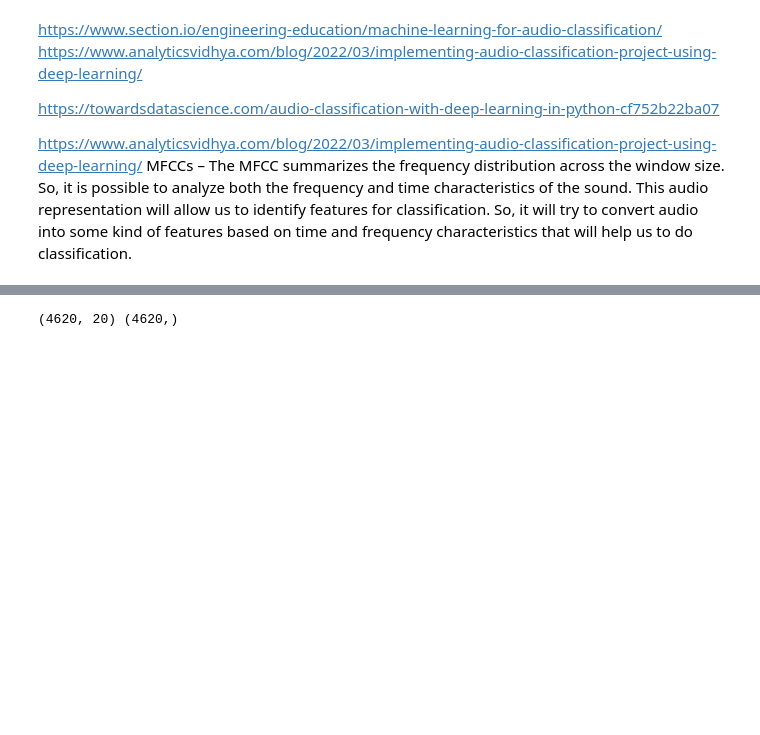
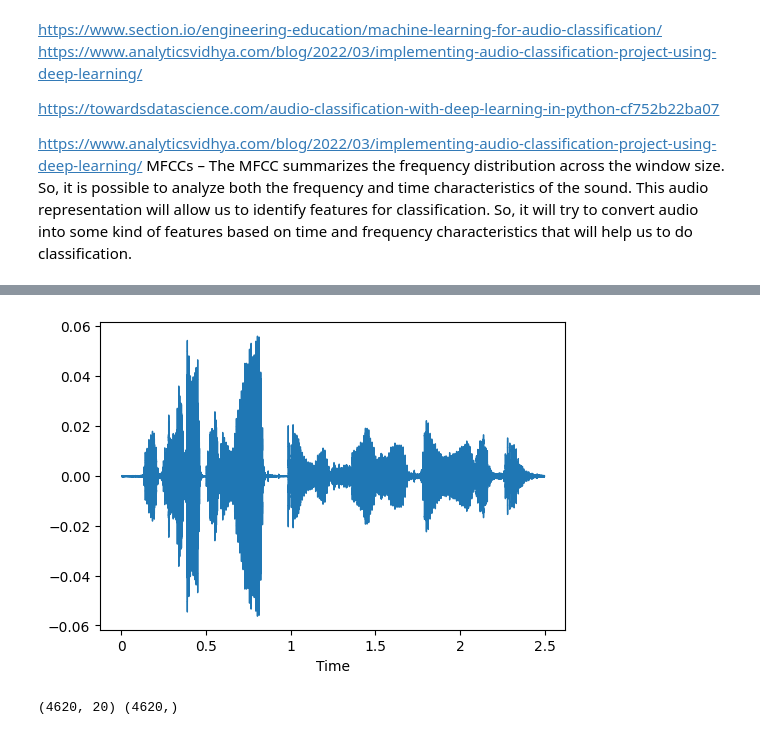
Before and after one commit to henryhyunwookim/Voice-Cloning-and-Fake-Audio-Detection, a Jupyter notebook: VoiceCloningAndFakeAudioDetection.ipynb, the cells around one changed output, grey strips where cells are left out. Saved outputs shown, nothing was run; the diff lists cells and outputs as text; code cells hidden in the pictures; blank space fills up the shorter version.

```diff
--- a/VoiceCloningAndFakeAudioDetection.ipynb
+++ b/VoiceCloningAndFakeAudioDetection.ipynb
@@ -327,8 +329,12 @@ Audio(data=source_audio_array, rate=sample_rate)
 # %%
 %matplotlib inline
 from librosa.display import waveshow
-plt.figure(figsize=(8, 6))
+import matplotlib.pyplot as plt
+
+plt.figure(figsize=(6, 4))
 waveshow(source_audio_array, sr=sample_rate);
+# %% [output]
+[figure, added]
 # %%
 import librosa
 import numpy as np
```
Also changed, not shown: parts of 25 cells of this notebook, 1 other file.
